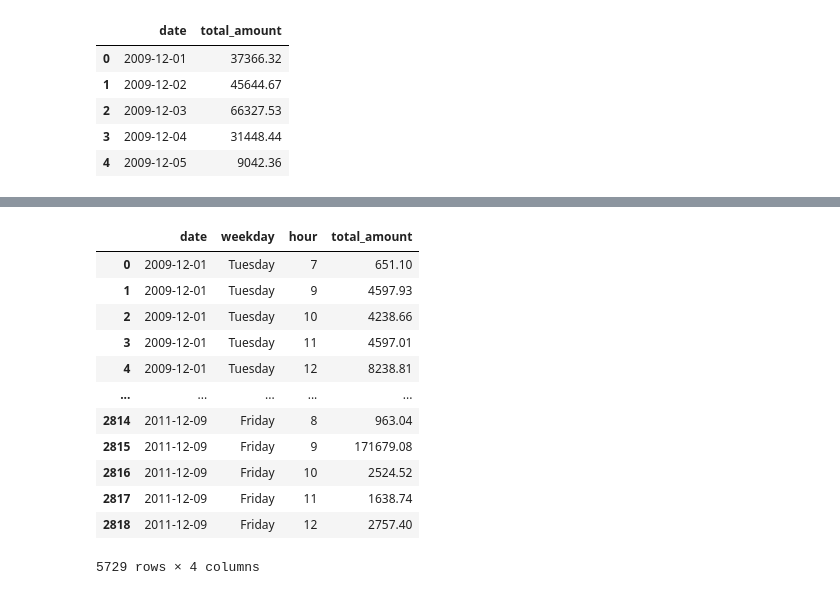
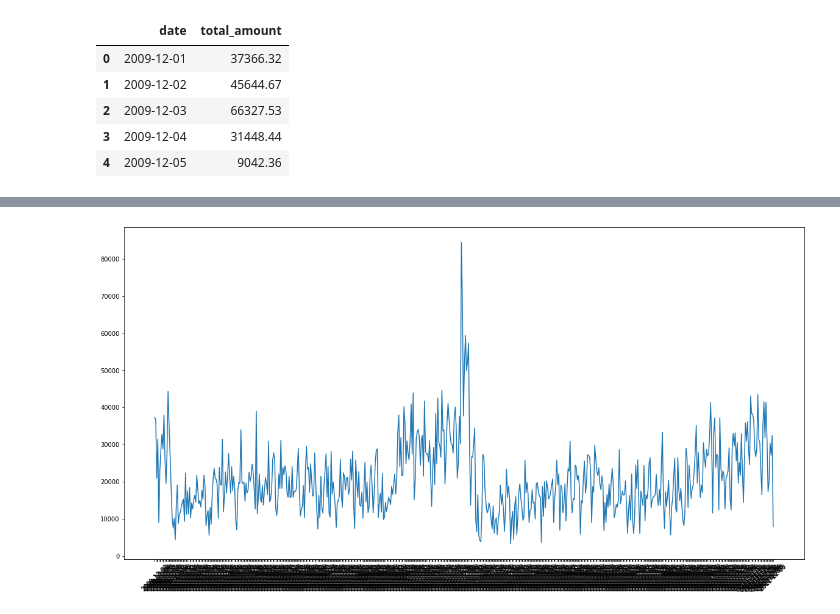
Before and after one commit to yichuang25/Forecasting-Project-Sales, a Jupyter notebook: Analysis&Modeling/12h_sales.ipynb, the cells around one changed output, grey strips where cells are left out. Saved outputs shown, nothing was run; the diff lists cells and outputs as text; code cells hidden in the pictures.

Commit message:
filtered data uploaded

```diff
--- a/Analysis&Modeling/12h_sales.ipynb
+++ b/Analysis&Modeling/12h_sales.ipynb
@@ -22,0 +47,5 @@ sales_day.head()
+# %%
+sales_day_filtered = sales[sales['total_amount'] <= upper_bound]
+sales_day_filtered = sales_day_filtered[sales_day_filtered['total_amount'] >= lower_bound]
+print('original dimension: ', sales.shape)
+print('filtered dimension: ', sales_day_filtered.shape)
@@ -22,0 +55,4 @@ sales_day.head()
+# %%
+sales_day_filtered = sales_day_filtered.groupby(['date']).sum().reset_index()
+sales_day_filtered = sales_day_filtered.drop(columns = ['hour'])
+sales_day_filtered.head()
@@ -23,2 +66,9 @@ sales_day.head()
+# %%
+plt.figure(figsize=(20,10))
+plt.plot(sales_day_filtered['date'], sales_day_filtered['total_amount'])
+plt.xticks(rotation=45)
+plt.show()
+# %% [output]
+[figure, added]
 # %%
 sales_day.to_pickle('../Data/sales_day.pkl')
@@ -29,16 +75,0 @@ sales = pd.concat([sales1, sales2])
-# %%
-sales
-# %% [output]
-|  | date | weekday | hour | total_amount |
-| 0 | 2009-12-01 | Tuesday | 7 | 651.10 |
-| 1 | 2009-12-01 | Tuesday | 9 | 4597.93 |
-| 2 | 2009-12-01 | Tuesday | 10 | 4238.66 |
-| 3 | 2009-12-01 | Tuesday | 11 | 4597.01 |
-| 4 | 2009-12-01 | Tuesday | 12 | 8238.81 |
-| ... | ... | ... | ... | ... |
-| 2814 | 2011-12-09 | Friday | 8 | 963.04 |
-| 2815 | 2011-12-09 | Friday | 9 | 171679.08 |
-| 2816 | 2011-12-09 | Friday | 10 | 2524.52 |
-| 2817 | 2011-12-09 | Friday | 11 | 1638.74 |
-| 2818 | 2011-12-09 | Friday | 12 | 2757.40 |
-5729 rows × 4 columns
```
Also changed, not shown: parts of 12 cells of this notebook, 1 other file.
